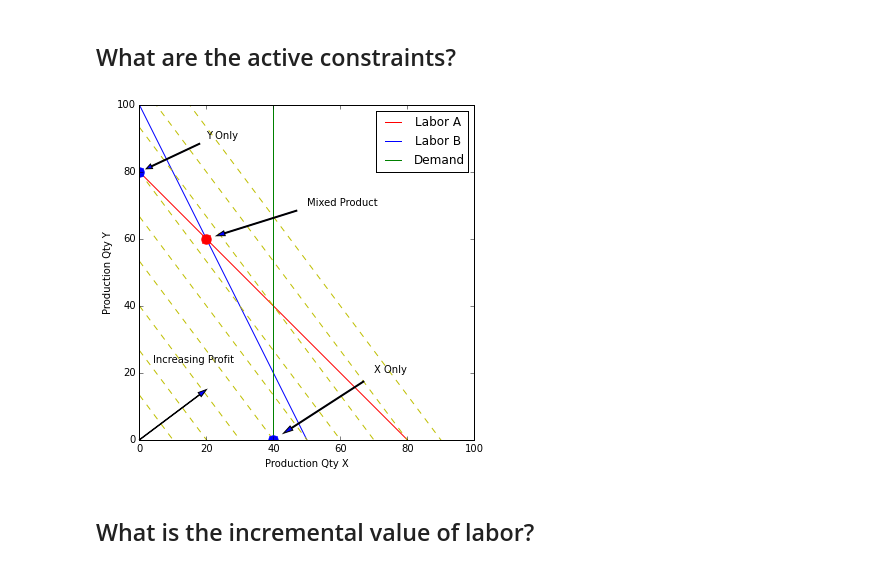
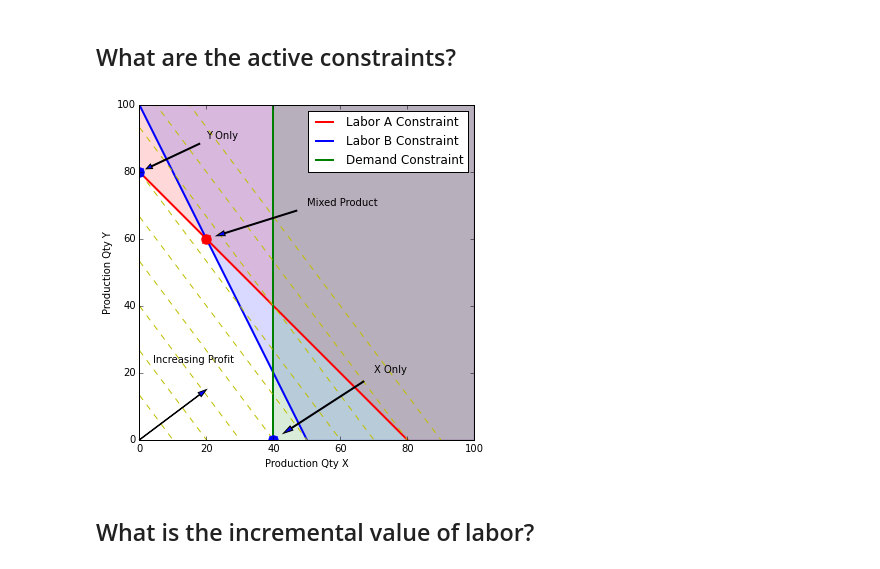
Before and after one commit to jckantor/ESTM60203, a Jupyter notebook: notebooks/Production Models with Constraints.ipynb, the cells around one changed output. Cells and saved outputs as stored; diff of their text form; code cells hidden in the pictures.

Commit message:
Update LP figure

```diff
--- a/notebooks/Production Models with Constraints.ipynb
+++ b/notebooks/Production Models with Constraints.ipynb
@@ -203,44 +203,47 @@ ylabel('Production Qty Y')
 # Labor A constraint
 x = array([0,80])
 y = 80 - x
-plot(x,y,'r')
+plot(x,y,'r',lw=2)
+fill_between([0,80,100],[80,0,0],[100,100,100],color='r',alpha=0.15)
 
 # Labor B constraint
 x = array([0,50])
 y = 100 - 2*x
-plot(x,y,'b')
+plot(x,y,'b',lw=2)
+fill_between([0,50,100],[100,0,0],[100,100,100],color='b',alpha=0.15)
 
 # Demand constraint
-plot([40,40],[0,100],'g')
+plot([40,40],[0,100],'g',lw=2)
+fill_between([40,100],[0,0],[100,100],color='g',alpha=0.15)
 
-legend(['Labor A','Labor B','Demand'])
+legend(['Labor A Constraint','Labor B Constraint','Demand Constraint'])
 
 # Contours of constant profit
 x = array([0,100])
 for p in linspace(0,3600,10):
     y = (p - 40*x)/30
     plot(x,y,'y--')
 
 # Optimum
 plot(20,60,'r.',ms=20)
 annotate('Mixed Product', xy=(20,60), xytext=(50,70),
          arrowprops=dict(shrink=.1,width=1,headwidth=5))
 
 plot(0,80,'b.',ms=20)
 annotate('Y Only', xy=(0,80), xytext=(20,90),
          arrowprops=dict(shrink=0.1,width=1,headwidth=5))
 
 plot(40,0,'b.',ms=20)
 annotate('X Only', xy=(40,0), xytext=(70,20),
          arrowprops=dict(shrink=0.1,width=1,headwidth=5))
 
 text(4,23,'Increasing Profit')
 annotate('', xy=(20,15), xytext=(0,0),
          arrowprops=dict(width=0.5,headwidth=5))
 
 savefig('img/LPprob01.png',bbox_inches='tight')
 # %% [output]
-[figure, old version]
+[figure, new version]
 # %% [markdown]
 ## What is the incremental value of labor?
 # %%
```
Also changed, not shown: parts of 1 cell of this notebook, 2 other files.
